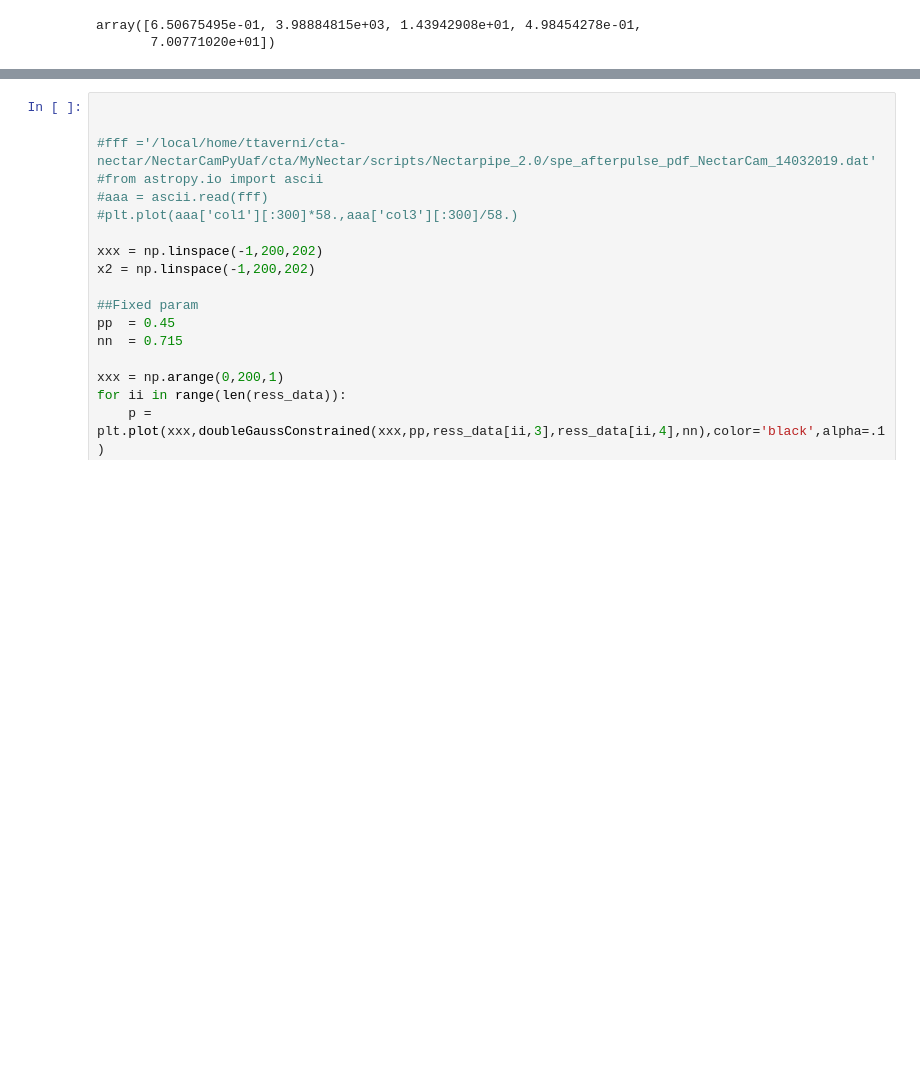
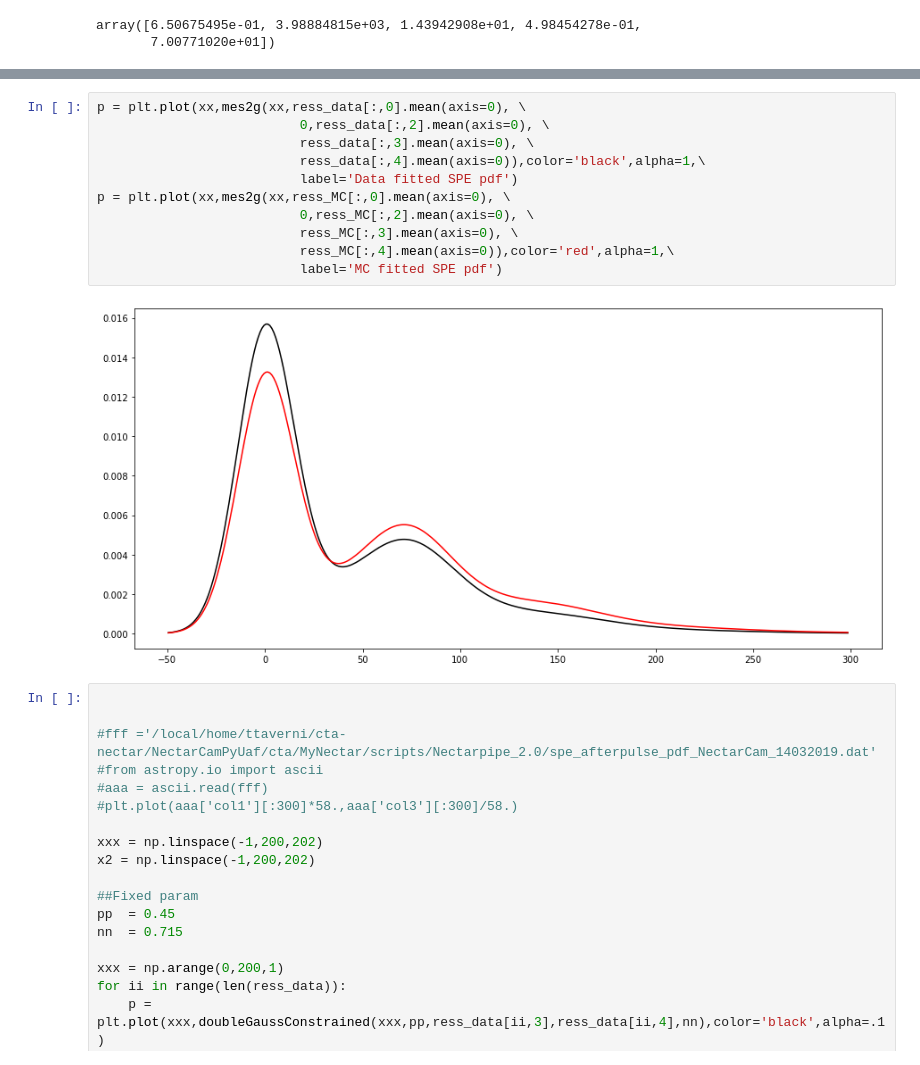
Before and after one commit to ThomasTTX/nectarchain, a Jupyter notebook: MC_data_comparaison_noteebooks/SPE_newMC_dataV7.ipynb, the cells around one changed output, grey strips where cells are left out. Drawn from its saved outputs; the diff is of its cells as text; blank space fills up the shorter version.

```diff
--- a/MC_data_comparaison_noteebooks/SPE_newMC_dataV7.ipynb
+++ b/MC_data_comparaison_noteebooks/SPE_newMC_dataV7.ipynb
@@ -156,3 +264,16 @@ IndexError: index 293 is out of bounds for axis 0 with size 293
+# %%
+p = plt.plot(xx,mes2g(xx,ress_data[:,0].mean(axis=0), \
+                          0,ress_data[:,2].mean(axis=0), \
+                          ress_data[:,3].mean(axis=0), \
+                          ress_data[:,4].mean(axis=0)),color='black',alpha=1,\
+                          label='Data fitted SPE pdf')
+p = plt.plot(xx,mes2g(xx,ress_MC[:,0].mean(axis=0), \
+                          0,ress_MC[:,2].mean(axis=0), \
+                          ress_MC[:,3].mean(axis=0), \
+                          ress_MC[:,4].mean(axis=0)),color='red',alpha=1,\
+                          label='MC fitted SPE pdf')
+# %% [output]
+[figure, added]
 # %%
 
 
```
Also changed, not shown: parts of 4 cells of this notebook, 2 other files.
